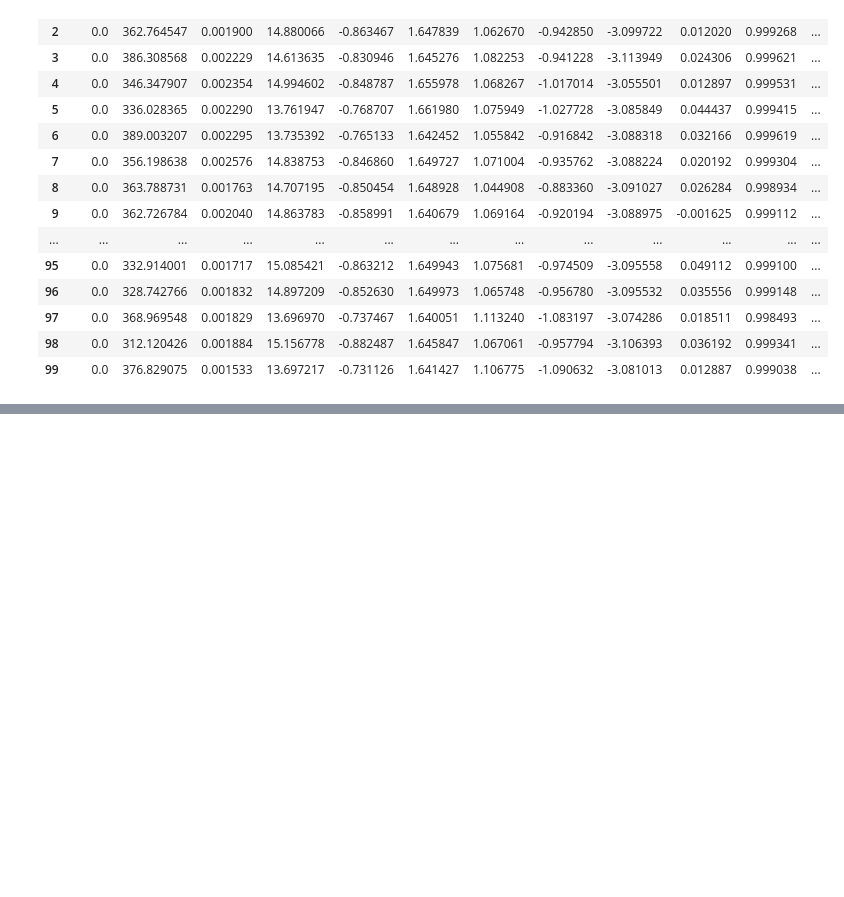
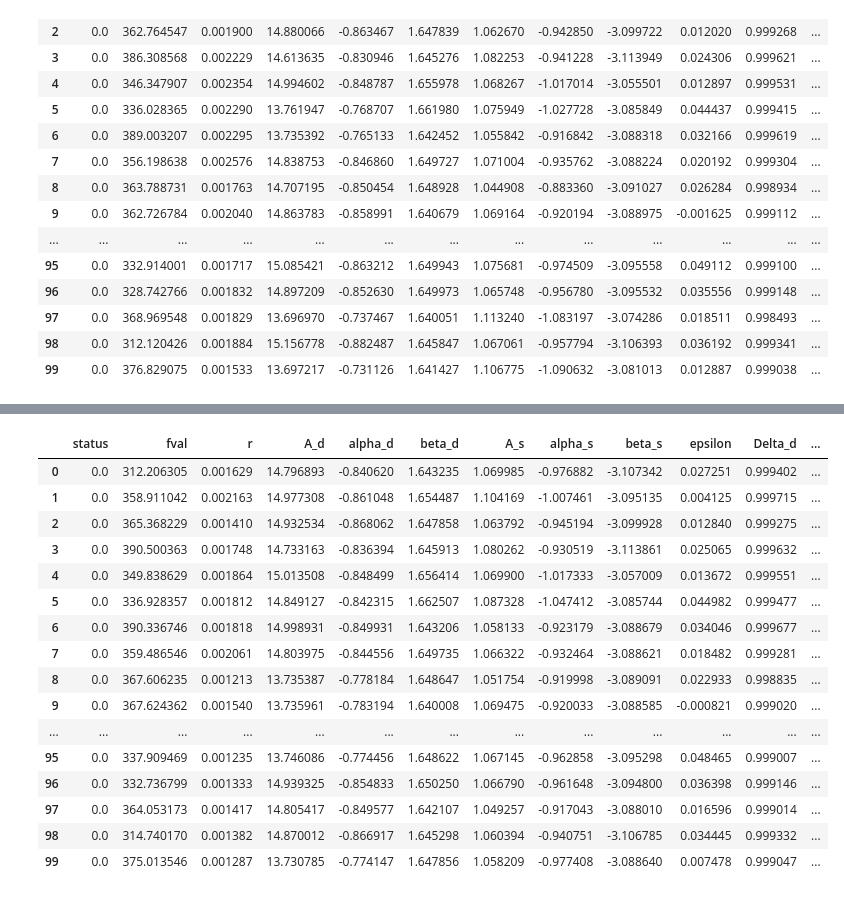
Before and after one commit to veronica-hoffman/s4bb, a Jupyter notebook: compare_params.ipynb, the cells around one changed output, grey strips where cells are left out. Saved outputs shown, nothing was run; the diff lists cells and outputs as text; code cells hidden in the pictures; blank space fills up the shorter version.

```diff
--- a/compare_params.ipynb
+++ b/compare_params.ipynb
@@ -325,3 +325,26 @@ df_rbias.describe()
 | 50% | 0.0 | 362.745666 | 0.002107 | 14.846074 | -0.843933 | 1.649835 | 1.064494 | -0.954596 | -3.094007 | 0.024239 | 0.999229 | ... |
 | 75% | 0.0 | 380.478235 | 0.002341 | 14.958392 | -0.780063 | 1.655976 | 1.074309 | -0.922010 | -3.083191 | 0.031180 | 0.999413 | ... |
 | max | 0.0 | 431.377153 | 0.003205 | 15.211330 | -0.722604 | 1.664511 | 1.124213 | -0.854314 | -3.055501 | 0.049112 | 1.000137 | ... |
+# %%
+params_rbias15 = np.load('mlsearch/ph2_mlsearch_f1_y20_n3_diag0_full_withpbs_rbias1.5e-03.npy')
+params_rbias15 = params_rbias15.T
+df_rbias15 = pd.DataFrame(params_rbias15, columns = ['status', 'fval', 'r', 'A_d', 'alpha_d', 'beta_d', 'A_s', 'alpha_s', 'beta_s', 'epsilon', 'Delta_d', 'Delta_s'])
+df_rbias15
+# %% [output]
+|  | status | fval | r | A_d | alpha_d | beta_d | A_s | alpha_s | beta_s | epsilon | Delta_d | ... |
+| 0 | 0.0 | 312.206305 | 0.001629 | 14.796893 | -0.840620 | 1.643235 | 1.069985 | -0.976882 | -3.107342 | 0.027251 | 0.999402 | ... |
+| 1 | 0.0 | 358.911042 | 0.002163 | 14.977308 | -0.861048 | 1.654487 | 1.104169 | -1.007461 | -3.095135 | 0.004125 | 0.999715 | ... |
+| 2 | 0.0 | 365.368229 | 0.001410 | 14.932534 | -0.868062 | 1.647858 | 1.063792 | -0.945194 | -3.099928 | 0.012840 | 0.999275 | ... |
+| 3 | 0.0 | 390.500363 | 0.001748 | 14.733163 | -0.836394 | 1.645913 | 1.080262 | -0.930519 | -3.113861 | 0.025065 | 0.999632 | ... |
+| 4 | 0.0 | 349.838629 | 0.001864 | 15.013508 | -0.848499 | 1.656414 | 1.069900 | -1.017333 | -3.057009 | 0.013672 | 0.999551 | ... |
+| 5 | 0.0 | 336.928357 | 0.001812 | 14.849127 | -0.842315 | 1.662507 | 1.087328 | -1.047412 | -3.085744 | 0.044982 | 0.999477 | ... |
+| 6 | 0.0 | 390.336746 | 0.001818 | 14.998931 | -0.849931 | 1.643206 | 1.058133 | -0.923179 | -3.088679 | 0.034046 | 0.999677 | ... |
+| 7 | 0.0 | 359.486546 | 0.002061 | 14.803975 | -0.844556 | 1.649735 | 1.066322 | -0.932464 | -3.088621 | 0.018482 | 0.999281 | ... |
+| 8 | 0.0 | 367.606235 | 0.001213 | 13.735387 | -0.778184 | 1.648647 | 1.051754 | -0.919998 | -3.089091 | 0.022933 | 0.998835 | ... |
+| 9 | 0.0 | 367.624362 | 0.001540 | 13.735961 | -0.783194 | 1.640008 | 1.069475 | -0.920033 | -3.088585 | -0.000821 | 0.999020 | ... |
+| ... | ... | ... | ... | ... | ... | ... | ... | ... | ... | ... | ... | ... |
+| 95 | 0.0 | 337.909469 | 0.001235 | 13.746086 | -0.774456 | 1.648622 | 1.067145 | -0.962858 | -3.095298 | 0.048465 | 0.999007 | ... |
+| 96 | 0.0 | 332.736799 | 0.001333 | 14.939325 | -0.854833 | 1.650250 | 1.066790 | -0.961648 | -3.094800 | 0.036398 | 0.999146 | ... |
+| 97 | 0.0 | 364.053173 | 0.001417 | 14.805417 | -0.849577 | 1.642107 | 1.049257 | -0.917043 | -3.088010 | 0.016596 | 0.999014 | ... |
+| 98 | 0.0 | 314.740170 | 0.001382 | 14.870012 | -0.866917 | 1.645298 | 1.060394 | -0.940751 | -3.106785 | 0.034445 | 0.999332 | ... |
+| 99 | 0.0 | 375.013546 | 0.001287 | 13.730785 | -0.774147 | 1.647856 | 1.058209 | -0.977408 | -3.088640 | 0.007478 | 0.999047 | ... |
```
Also changed, not shown: parts of 3 cells of this notebook, 9 other files.
